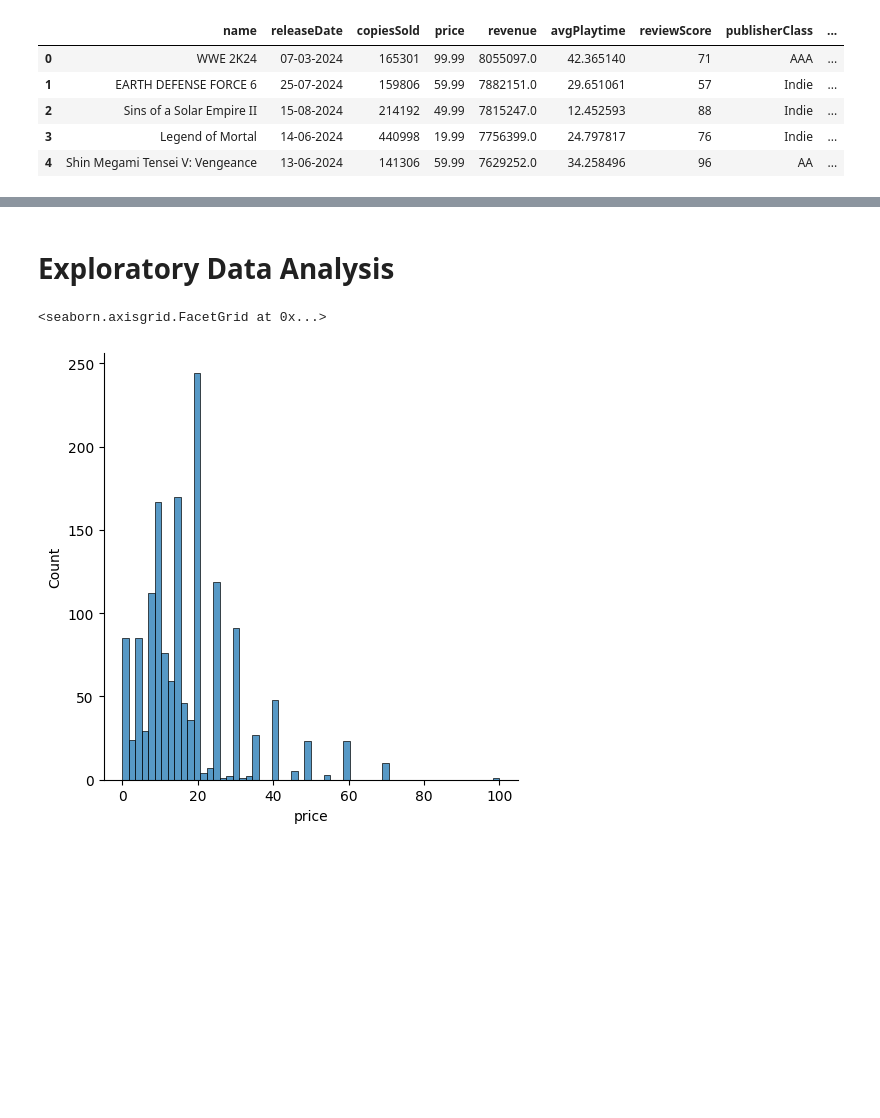
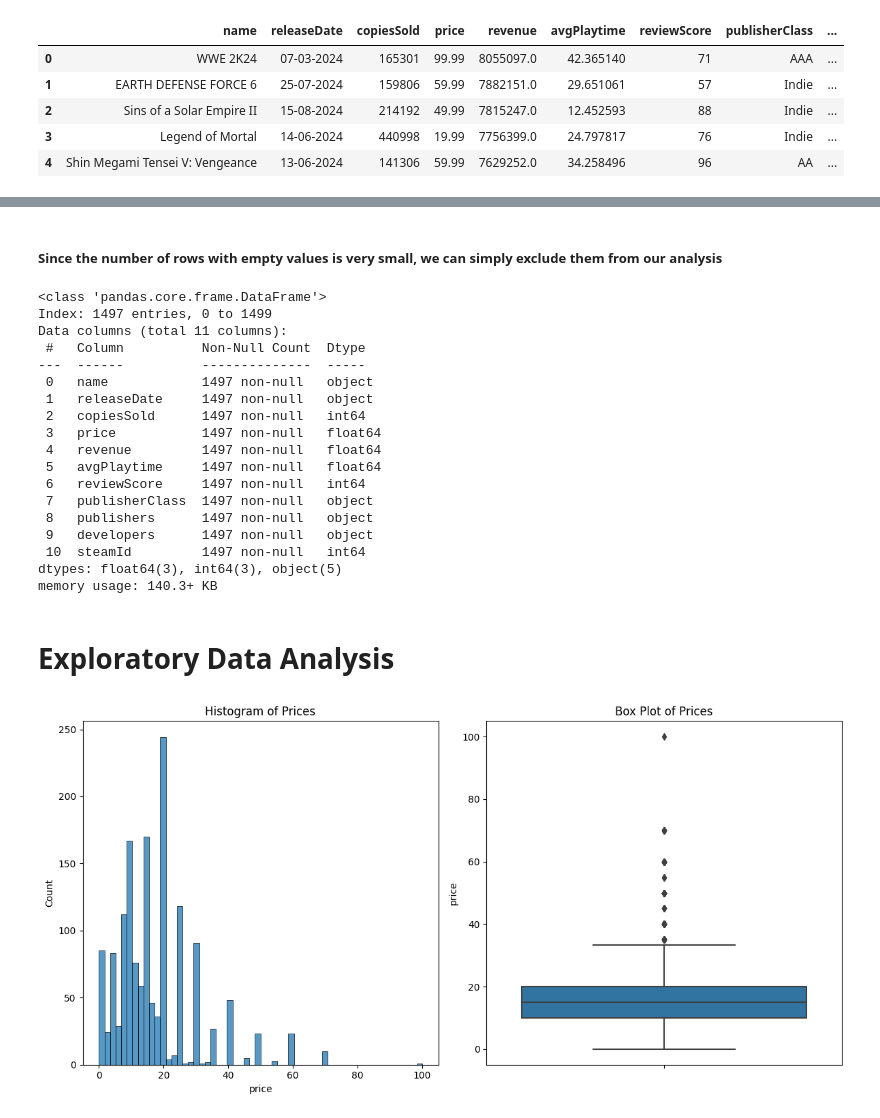
Before and after one commit to alyab16/Top-1500-Games-On-Steam, a Jupyter notebook: Top 1500 Games on Steam.ipynb, the cells around one changed output, grey strips where cells are left out. Cells and saved outputs as stored; diff of their text form; code cells hidden in the pictures; blank space fills up the shorter version.

Commit message:
Added the feature engineering in the code such as onehotencoding and removing unneeded data

```diff
--- a/Top 1500 Games on Steam.ipynb
+++ b/Top 1500 Games on Steam.ipynb
@@ -31,10 +38,46 @@ df.head()
+# %% [markdown]
+##### Since the number of rows with empty values is very small, we can simply exclude them from our analysis
+# %%
+df = df.dropna()
+df.info()
+# %% [output]
+<class 'pandas.core.frame.DataFrame'>
+Index: 1497 entries, 0 to 1499
+Data columns (total 11 columns):
+ #   Column          Non-Null Count  Dtype
+---  ------          --------------  -----
+ 0   name            1497 non-null   object
+ 1   releaseDate     1497 non-null   object
+ 2   copiesSold      1497 non-null   int64
+ 3   price           1497 non-null   float64
+ 4   revenue         1497 non-null   float64
+ 5   avgPlaytime     1497 non-null   float64
+ 6   reviewScore     1497 non-null   int64
+ 7   publisherClass  1497 non-null   object
+ 8   publishers      1497 non-null   object
+ 9   developers      1497 non-null   object
+ 10  steamId         1497 non-null   int64
+dtypes: float64(3), int64(3), object(5)
+memory usage: 140.3+ KB
 # %% [markdown]
 # Exploratory Data Analysis
 # %%
 import matplotlib.pyplot as plt
 import seaborn as sns
-# %%
-sns.displot(data=df, x=df['price'], stat='count', bins='auto')
-# %% [output]
-<seaborn.axisgrid.FacetGrid at 0x...>
-[figure, removed]
+# %%
+# sns.displot(data=df, x=df['price'], stat='count', bins='auto')
+
+fig, axes = plt.subplots(1, 2, figsize=(12, 6))
+
+# Histogram
+sns.histplot(data=df, x='price', stat='count', bins='auto', ax=axes[0])
+axes[0].set_title('Histogram of Prices')
+
+# Box Plot
+sns.boxplot(data=df, y='price', ax=axes[1])
+axes[1].set_title('Box Plot of Prices')
+
+plt.tight_layout()
+plt.show()
+# %% [output]
+[figure, added]
```
Also changed, not shown: parts of 13 cells of this notebook.
